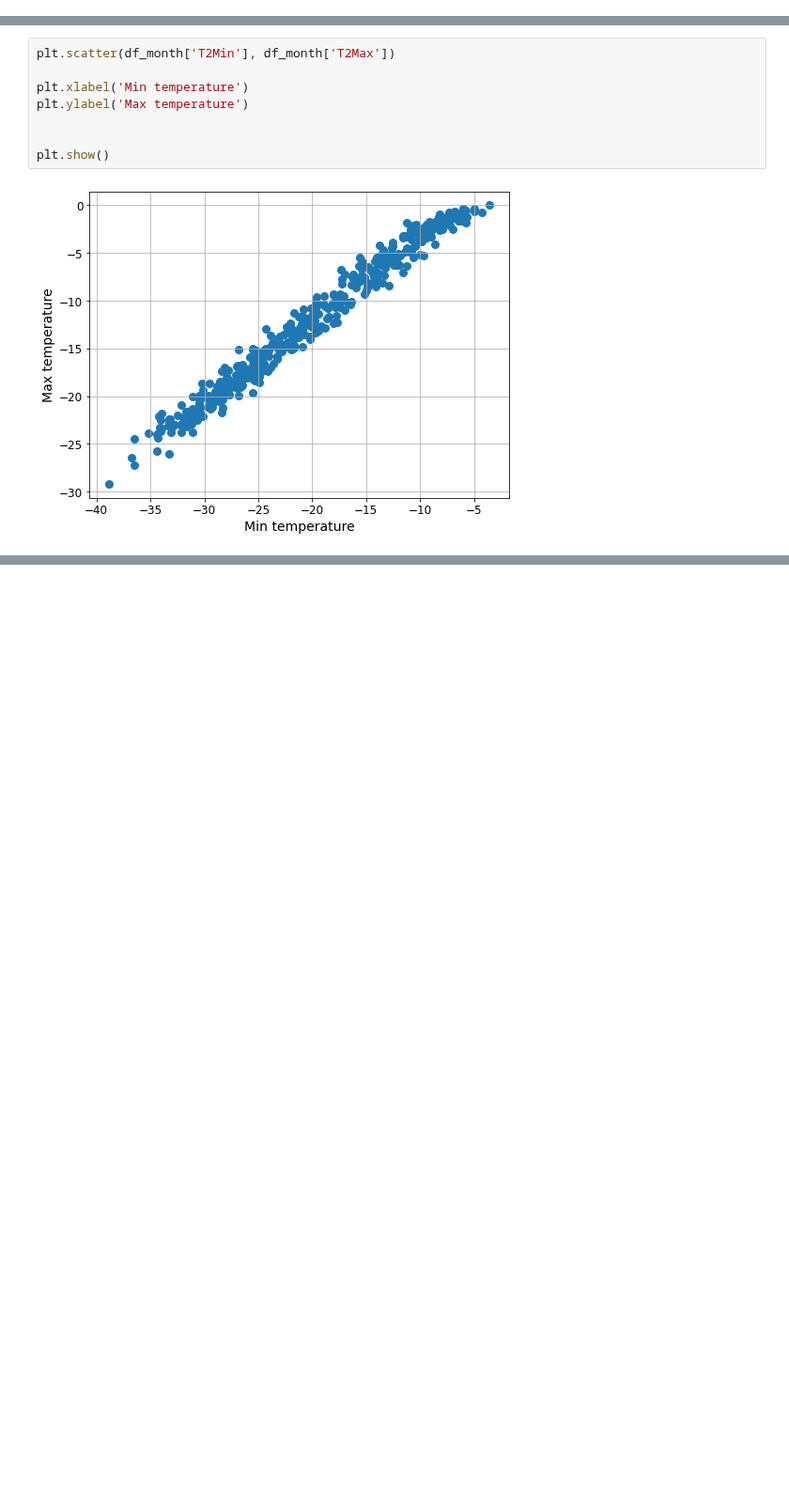
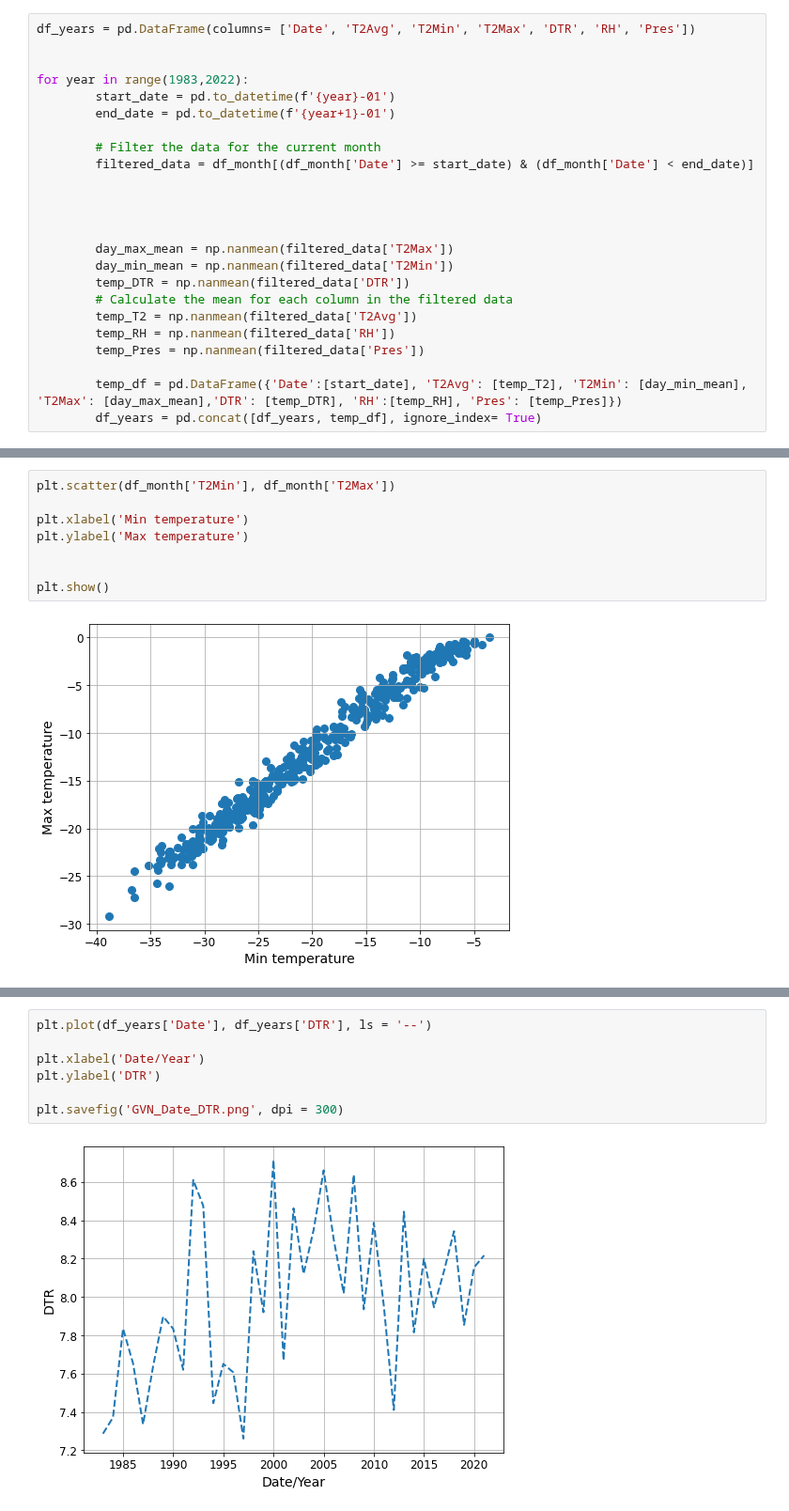
Before and after one commit to LeoausderDose/Praktikum_AWI, a Jupyter notebook: GVN/ImportingAlldata_Pandas.ipynb, the cells around one changed output, grey strips where cells are left out. Shown at 94% size. Cells and saved outputs as stored; diff of their text form; blank space fills up the shorter version.

```diff
--- a/GVN/ImportingAlldata_Pandas.ipynb
+++ b/GVN/ImportingAlldata_Pandas.ipynb
@@ -209,4 +209,28 @@ for year in range(1983, 2022):
 # %%
 # Calculating DTR
 df_month['DTR'] = np.subtract(df_month['T2Max'], df_month['T2Min'])
+# %%
+df_years = pd.DataFrame(columns= ['Date', 'T2Avg', 'T2Min', 'T2Max', 'DTR', 'RH', 'Pres'])
+
+
+for year in range(1983,2022):
+        start_date = pd.to_datetime(f'{year}-01')
+        end_date = pd.to_datetime(f'{year+1}-01')
+
+        # Filter the data for the current month
+        filtered_data = df_month[(df_month['Date'] >= start_date) & (df_month['Date'] < end_date)]
+
+
+
+
+        day_max_mean = np.nanmean(filtered_data['T2Max'])
+        day_min_mean = np.nanmean(filtered_data['T2Min'])
+        temp_DTR = np.nanmean(filtered_data['DTR'])
+        # Calculate the mean for each column in the filtered data
+        temp_T2 = np.nanmean(filtered_data['T2Avg'])
+        temp_RH = np.nanmean(filtered_data['RH'])
+        temp_Pres = np.nanmean(filtered_data['Pres'])
+
+        temp_df = pd.DataFrame({'Date':[start_date], 'T2Avg': [temp_T2], 'T2Min': [day_min_mean], 'T2Max': [day_max_mean],'DTR': [temp_DTR], 'RH':[temp_RH], 'Pres': [temp_Pres]})
+        df_years = pd.concat([df_years, temp_df], ignore_index= True)
 # %%
@@ -283,0 +288,9 @@ plt.scatter(df_month['RH'], df_month['T2Avg'])
+# %%
+plt.plot(df_years['Date'], df_years['DTR'], ls = '--')
+
+plt.xlabel('Date/Year')
+plt.ylabel('DTR')
+
+plt.savefig('GVN_Date_DTR.png', dpi = 300)
+# %% [output]
+[figure, added]
```
Also changed, not shown: parts of 6 cells of this notebook, 12 other files.
